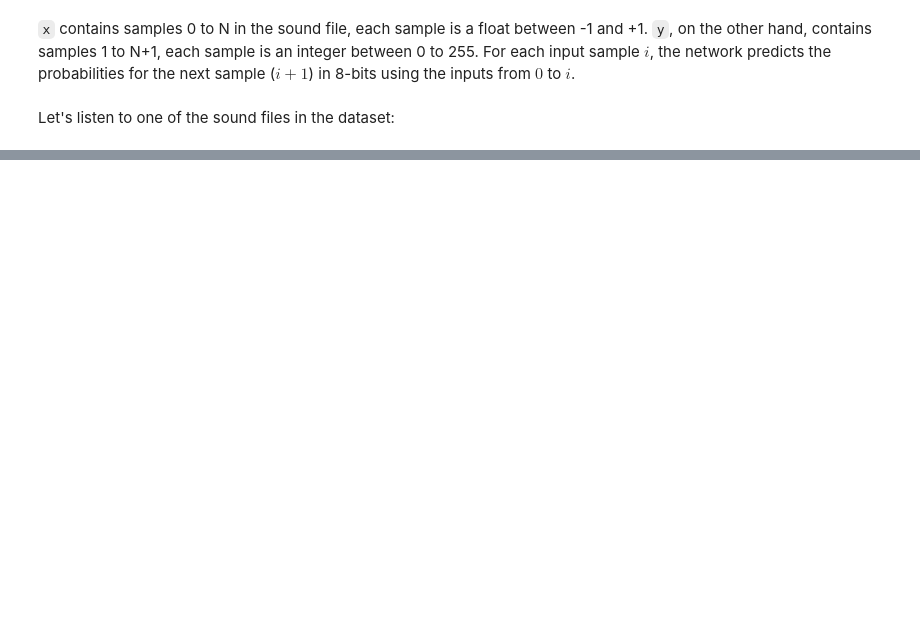
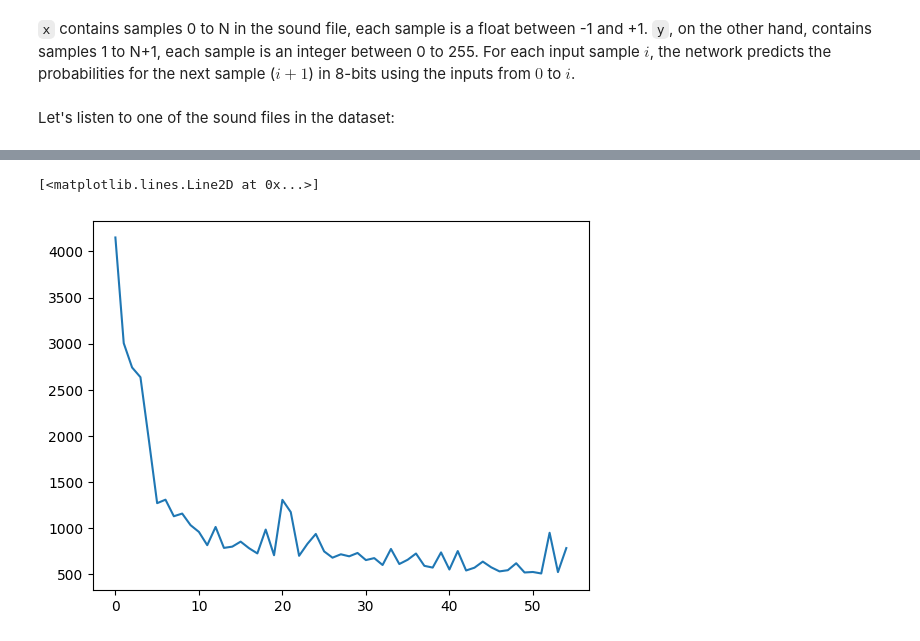
Before and after one commit to necrashter/SaShiMi-796, a Jupyter notebook: SaShiMi.ipynb, the cells around one changed output, grey strips where cells are left out. Cells and saved outputs as stored; diff of their text form; code cells hidden in the pictures; blank space fills up the shorter version.

```diff
--- a/SaShiMi.ipynb
+++ b/SaShiMi.ipynb
@@ -289,0 +322,7 @@ torch.cuda.memory_allocated()
+# %%
+losses = [4151.957435369492, 3004.61856764555, 2741.0889777243137, 2635.69853669405, 1960.0641736984253, 1268.6157276928425, 1306.3753403425217, 1126.6668693721294, 1155.698361068964, 1030.0661779046059, 956.8633934259415, 812.6694518625736, 1010.4525936841965, 783.1956017613411, 796.9534097313881, 851.2124780863523, 780.1286186724901, 723.2340003103018, 982.125482738018, 703.5454887524247, 1304.640927746892, 1172.0319792628288, 697.2974674552679, 827.3961772024632, 934.6020313054323, 745.0807248055935, 677.0357300639153, 713.8046231269836, 691.8703730106354, 728.2349424213171, 650.9677176624537, 672.3185213282704, 597.471546664834, 771.7947044968605, 608.1875311210752, 654.3183735311031, 722.1142509579659, 588.523947224021, 569.4839371219277, 734.3055577427149, 548.5844108462334, 748.9506900906563, 538.134784296155, 568.2745323628187, 634.4549454152584, 572.8694462105632, 528.2577176392078, 541.0762660801411, 616.5571202337742, 516.3958883583546, 521.7491729706526, 505.5759902000427, 947.4426566362381, 520.6252754181623, 781.1516286432743]
+plt.figure()
+plt.plot(losses)
+# %% [output]
+[<matplotlib.lines.Line2D at 0x...>]
+[figure, added]
```
Also changed, not shown: parts of 70 cells of this notebook.
